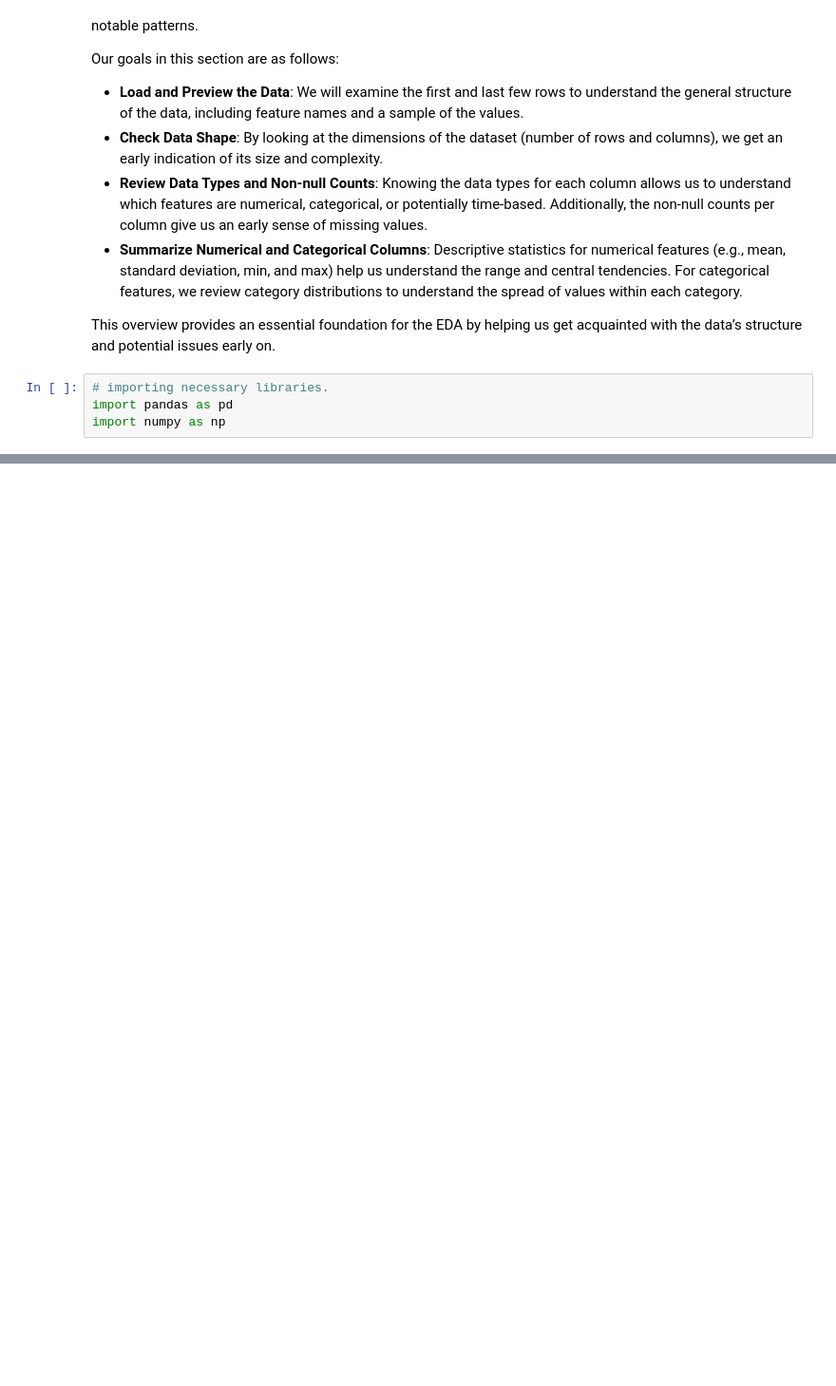
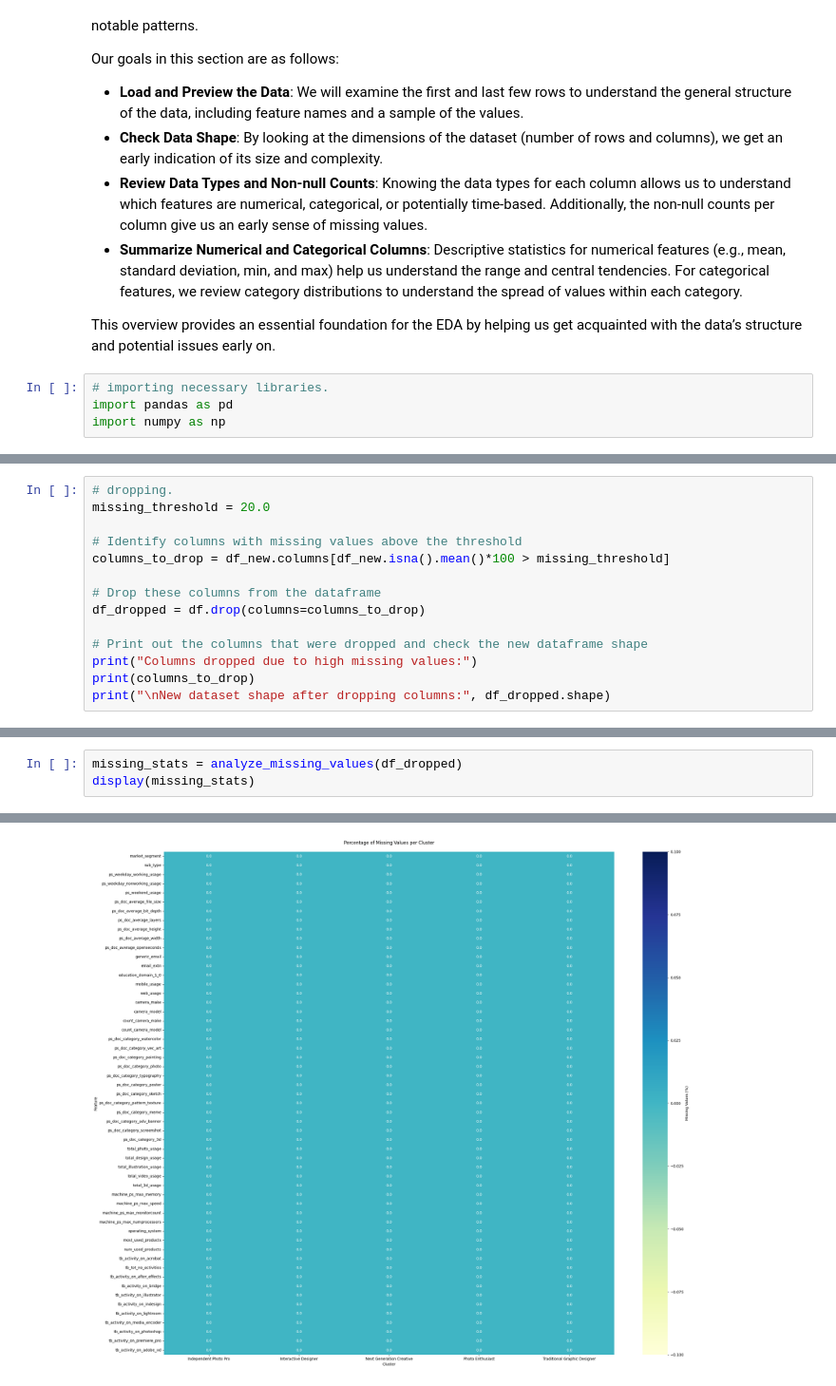
Before and after one commit to abrahamowodunni/interview_take_home, a Jupyter notebook: experimentation/trial.ipynb, the cells around one changed output, grey strips where cells are left out. Shown at 95% size. Saved outputs shown, nothing was run; the diff lists cells and outputs as text; blank space fills up the shorter version.

```diff
--- a/experimentation/trial.ipynb
+++ b/experimentation/trial.ipynb
@@ -52,0 +362,14 @@ file_path =
+# %%
+# dropping.
+missing_threshold = 20.0
+
+# Identify columns with missing values above the threshold
+columns_to_drop = df_new.columns[df_new.isna().mean()*100 > missing_threshold]
+
+# Drop these columns from the dataframe
+df_dropped = df.drop(columns=columns_to_drop)
+
+# Print out the columns that were dropped and check the new dataframe shape
+print("Columns dropped due to high missing values:")
+print(columns_to_drop)
+print("\nNew dataset shape after dropping columns:", df_dropped.shape)
@@ -52,0 +410,4 @@ file_path =
+# %%
+missing_stats = analyze_missing_values(df_dropped)
+display(missing_stats)
+# %% [output]
@@ -52,0 +421 @@ file_path =
+[figure, added]
```
Also changed, not shown: parts of 34 cells of this notebook, 1 other file.
